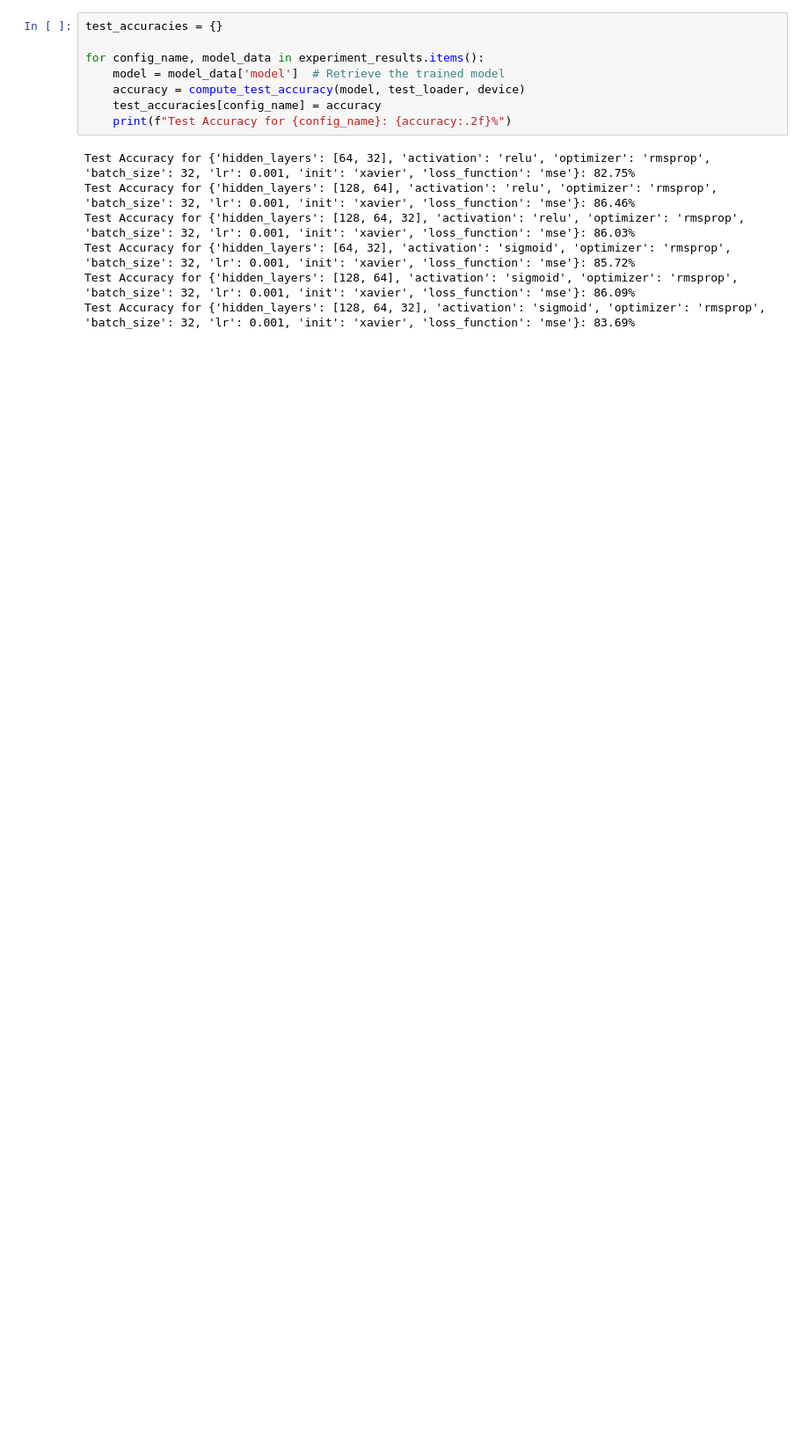
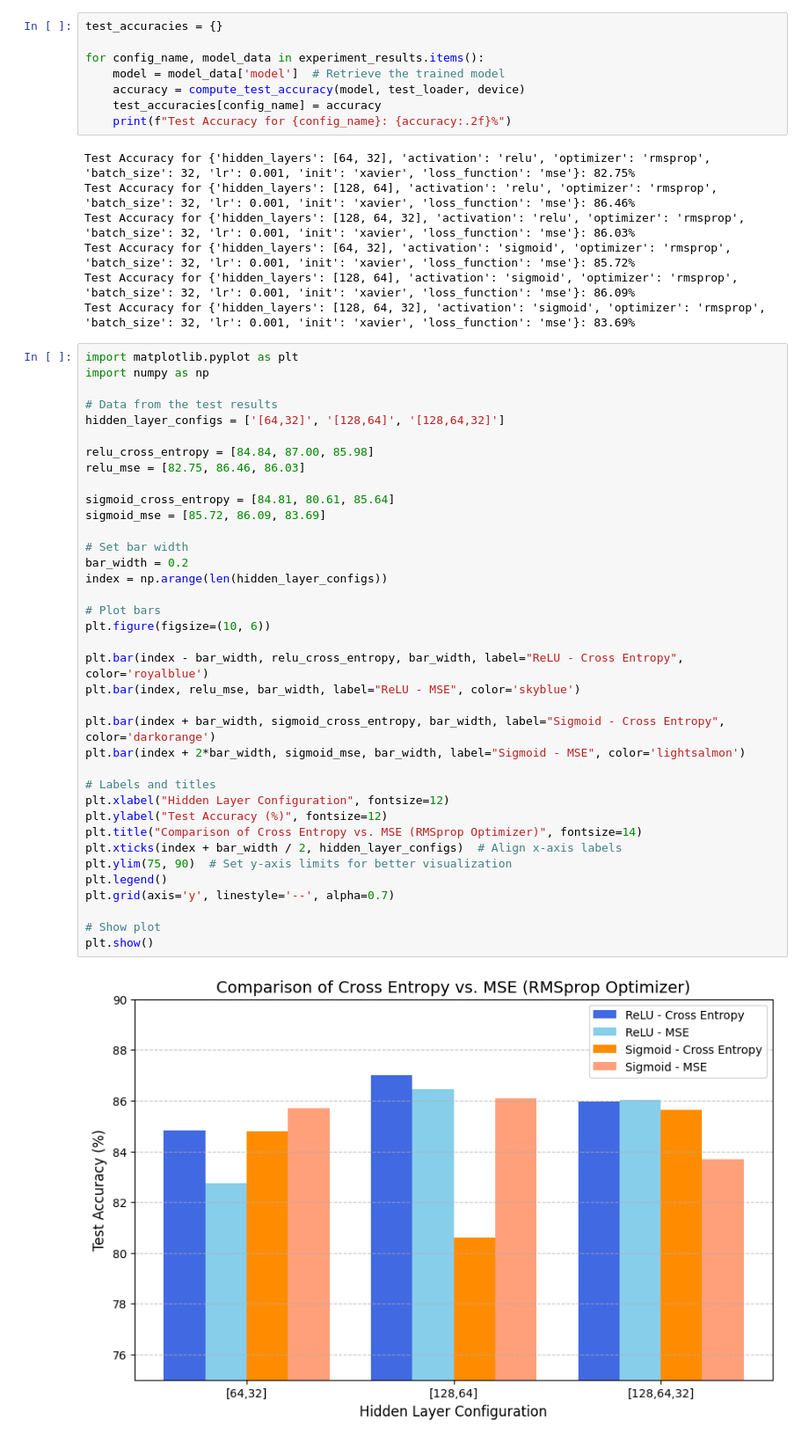
Before and after one commit to YAMINISARASWATHI04/DL-Assignment, a Jupyter notebook: DL(RMSPROP).ipynb, the cells around one changed output. Shown: that part at 88% size. Cells and saved outputs as stored; diff of their text form; blank space fills up the shorter version.

```diff
--- a/DL(RMSPROP).ipynb
+++ b/DL(RMSPROP).ipynb
@@ -417,3 +417,42 @@ Test Accuracy for {'hidden_layers': [128, 64, 32], 'activation': 'relu', 'optimi
 Test Accuracy for {'hidden_layers': [64, 32], 'activation': 'sigmoid', 'optimizer': 'rmsprop', 'batch_size': 32, 'lr': 0.001, 'init': 'xavier', 'loss_function': 'mse'}: 85.72%
 Test Accuracy for {'hidden_layers': [128, 64], 'activation': 'sigmoid', 'optimizer': 'rmsprop', 'batch_size': 32, 'lr': 0.001, 'init': 'xavier', 'loss_function': 'mse'}: 86.09%
 Test Accuracy for {'hidden_layers': [128, 64, 32], 'activation': 'sigmoid', 'optimizer': 'rmsprop', 'batch_size': 32, 'lr': 0.001, 'init': 'xavier', 'loss_function': 'mse'}: 83.69%
+# %%
+import matplotlib.pyplot as plt
+import numpy as np
+
+# Data from the test results
+hidden_layer_configs = ['[64,32]', '[128,64]', '[128,64,32]']
+
+relu_cross_entropy = [84.84, 87.00, 85.98]
+relu_mse = [82.75, 86.46, 86.03]
+
+sigmoid_cross_entropy = [84.81, 80.61, 85.64]
+sigmoid_mse = [85.72, 86.09, 83.69]
+
+# Set bar width
+bar_width = 0.2
+index = np.arange(len(hidden_layer_configs))
+
+# Plot bars
+plt.figure(figsize=(10, 6))
+
+plt.bar(index - bar_width, relu_cross_entropy, bar_width, label="ReLU - Cross Entropy", color='royalblue')
+plt.bar(index, relu_mse, bar_width, label="ReLU - MSE", color='skyblue')
+
+plt.bar(index + bar_width, sigmoid_cross_entropy, bar_width, label="Sigmoid - Cross Entropy", color='darkorange')
+plt.bar(index + 2*bar_width, sigmoid_mse, bar_width, label="Sigmoid - MSE", color='lightsalmon')
+
+# Labels and titles
+plt.xlabel("Hidden Layer Configuration", fontsize=12)
+plt.ylabel("Test Accuracy (%)", fontsize=12)
+plt.title("Comparison of Cross Entropy vs. MSE (RMSprop Optimizer)", fontsize=14)
+plt.xticks(index + bar_width / 2, hidden_layer_configs)  # Align x-axis labels
+plt.ylim(75, 90)  # Set y-axis limits for better visualization
+plt.legend()
+plt.grid(axis='y', linestyle='--', alpha=0.7)
+
+# Show plot
+plt.show()
+# %% [output]
+[figure, added]
```
Also changed, not shown: parts of 1 cell of this notebook.
